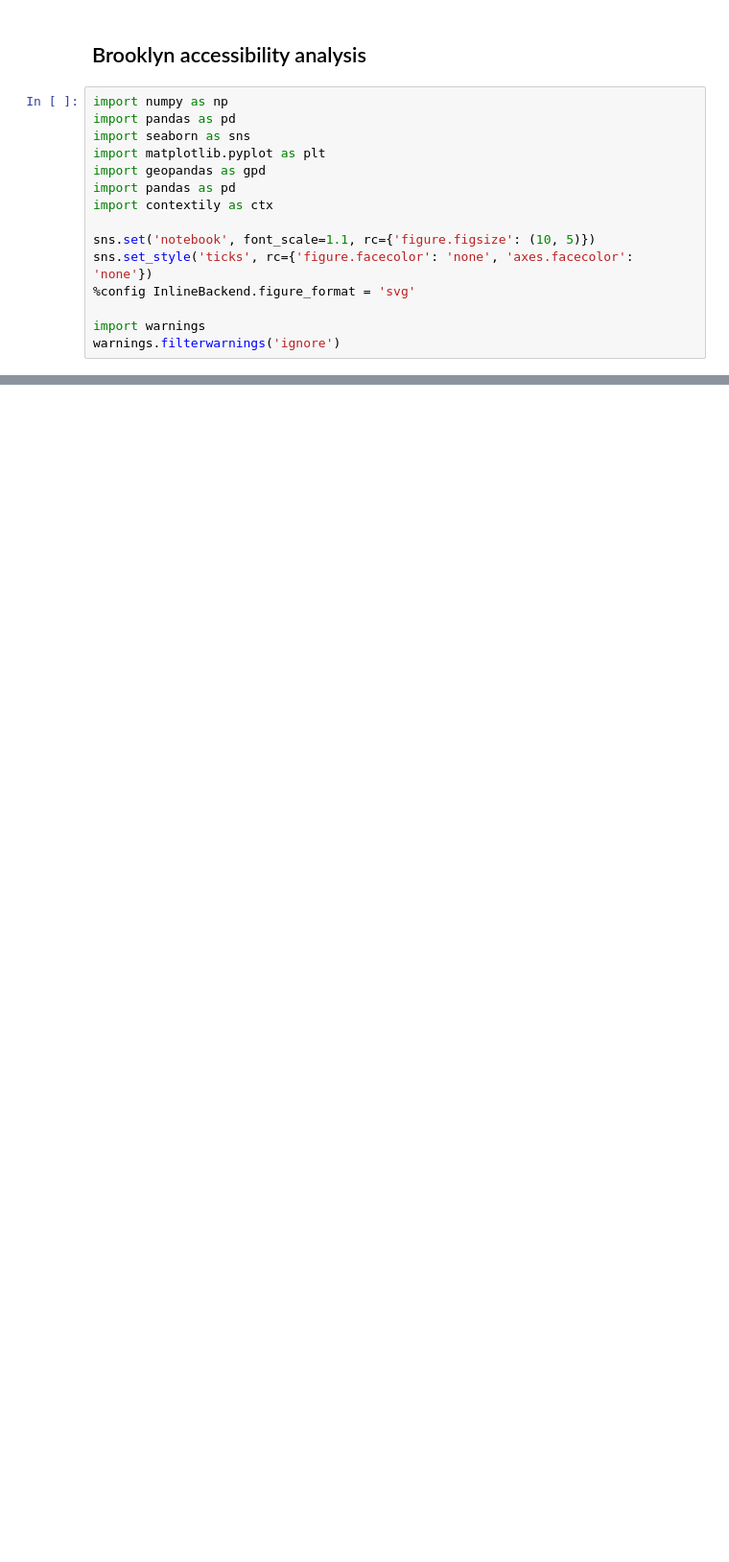
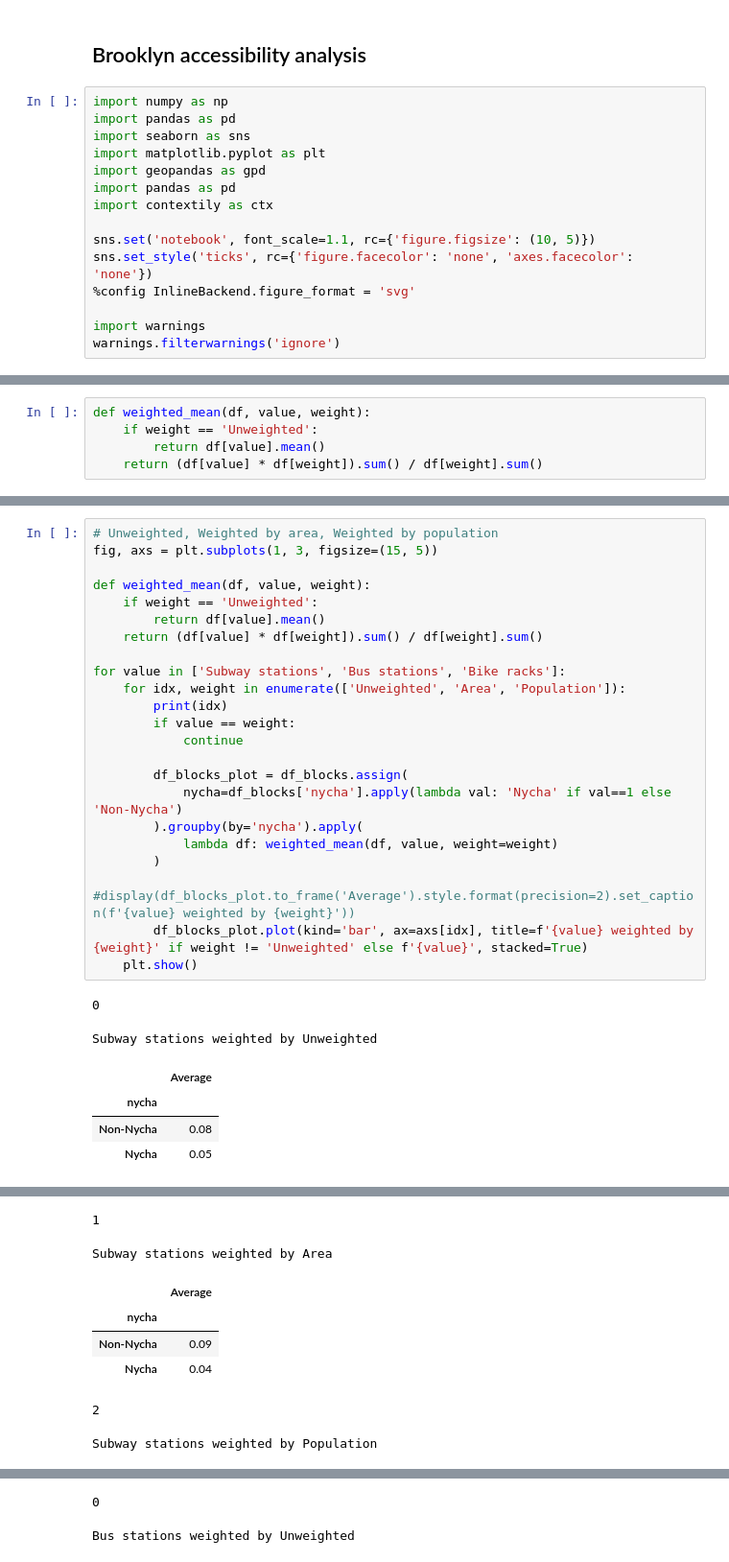
Before and after one commit to daphnecor/brooklyn-bikes, a Jupyter notebook: distance_analysis.ipynb, the cells around one changed output, grey strips where cells are left out. Shown: that part at 96% size. Saved outputs shown, nothing was run; the diff lists cells and outputs as text; blank space fills up the shorter version.

```diff
--- a/distance_analysis.ipynb
+++ b/distance_analysis.ipynb
@@ -48,0 +74,5 @@ Name: count, dtype: int64
+# %%
+def weighted_mean(df, value, weight):
+    if weight == 'Unweighted':
+        return df[value].mean()
+    return (df[value] * df[weight]).sum() / df[weight].sum()
@@ -48,0 +117,30 @@ Name: count, dtype: int64
+# %%
+# Unweighted, Weighted by area, Weighted by population
+fig, axs = plt.subplots(1, 3, figsize=(15, 5))
+
+def weighted_mean(df, value, weight):
+    if weight == 'Unweighted':
+        return df[value].mean()
+    return (df[value] * df[weight]).sum() / df[weight].sum()
+
+for value in ['Subway stations', 'Bus stations', 'Bike racks']:
+    for idx, weight in enumerate(['Unweighted', 'Area', 'Population']):
+        print(idx)
+        if value == weight:
+            continue
+
+        df_blocks_plot = df_blocks.assign(
+            nycha=df_blocks['nycha'].apply(lambda val: 'Nycha' if val==1 else 'Non-Nycha')
+        ).groupby(by='nycha').apply(
+            lambda df: weighted_mean(df, value, weight=weight)
+        )
+        #display(df_blocks_plot.to_frame('Average').style.format(precision=2).set_caption(f'{value} weighted by {weight}'))
+        df_blocks_plot.plot(kind='bar', ax=axs[idx], title=f'{value} weighted by {weight}' if weight != 'Unweighted' else f'{value}', stacked=True)
+    plt.show()
+# %% [output]
+0
+Subway stations weighted by Unweighted
+|  | Average |
+| nycha |  |
+| Non-Nycha | 0.08 |
+| Nycha | 0.05 |
@@ -48,0 +148,8 @@ Name: count, dtype: int64
+1
+Subway stations weighted by Area
+|  | Average |
+| nycha |  |
+| Non-Nycha | 0.09 |
+| Nycha | 0.04 |
+2
+Subway stations weighted by Population
@@ -48,0 +160,2 @@ Name: count, dtype: int64
+0
+Bus stations weighted by Unweighted
```
Also changed, not shown: parts of 33 cells of this notebook, 4 other files.
